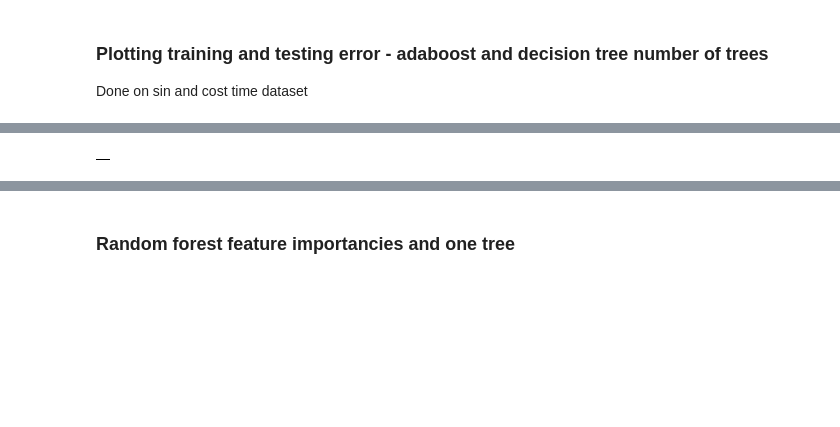
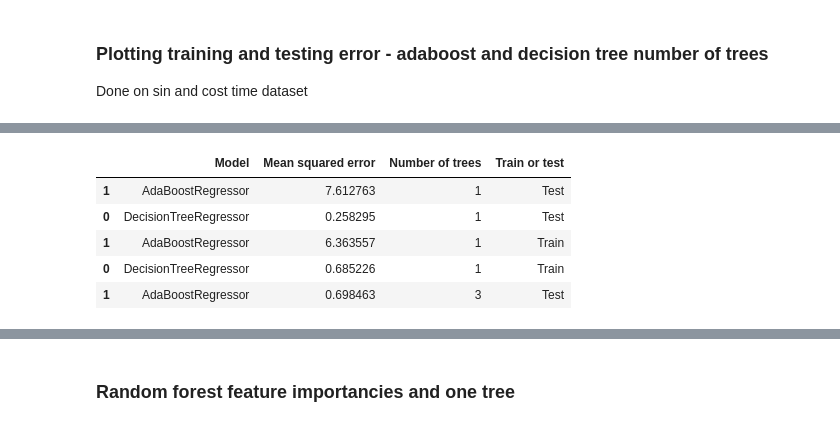
Before and after one commit to mholtta/scikit-learn-models-in-text-based-inference, a Jupyter notebook: 3.3-Regression-predicting_useful_column_with_all_data.ipynb, the cells around one changed output, grey strips where cells are left out. Cells and saved outputs as stored; diff of their text form; code cells hidden in the pictures; blank space fills up the shorter version.

```diff
--- a/3.3-Regression-predicting_useful_column_with_all_data.ipynb
+++ b/3.3-Regression-predicting_useful_column_with_all_data.ipynb
@@ -200,0 +100,9 @@ NameError: name 'print_scoretable' is not defined
+# %%
+modelsToTest=[
+  ("LinearRegression", sklearn.linear_model.LinearRegression(), 0.5),
+  ("SVM regressor - linear", LinearSVR(max_iter=-1)),
+  ("SVM regressor - RBF kernel", SVR(kernel='rbf', max_iter=-1)),
+  ("DecisionTreeRegressor", DecisionTreeRegressor(max_depth=10,min_samples_split=20)),
+  ("RandomForestRegressor",RandomForestRegressor(n_estimators=100)),
+  ("AdaBoostRegressor", AdaBoostRegressor(base_estimator=DecisionTreeRegressor(max_depth=20), n_estimators=100))
+]
@@ -237,7 +205,7 @@ NameError: name 'testDifferentClassifiers' is not defined
 ### Non-PCA testing done on data with date split to new columns
 # %%
 # Combining two dataframes to one
-joined_df = pd.concat([random_reviews.add_prefix("random_reviews_"),bow1000], axis=1)
+# joined_df = pd.concat([random_reviews.add_prefix("random_reviews_"),bow1000], axis=1)
 
 # Splitting date column into separate columns
 joined_df["month"] = joined_df['random_reviews_date'].map(lambda x: x.month)
@@ -330,14 +278,14 @@ NameError: name 'testDifferentClassifiers' is not defined
 # %% [markdown]
 ### Further testing - splitting cyclical data into sin and cos time
 # %%
-# Combining two dataframes to one
-joined_df = pd.concat([random_reviews.add_prefix("random_reviews_"),bow1000], axis=1)
+# # Combining two dataframes to one
+# joined_df = pd.concat([random_reviews.add_prefix("random_reviews_"),bow1000], axis=1)
 
-# Splitting date column into separate columns
-joined_df["month"] = joined_df['random_reviews_date'].map(lambda x: x.month)
-joined_df["year"] = joined_df['random_reviews_date'].map(lambda x: x.year)
-joined_df["day"] = joined_df['random_reviews_date'].map(lambda x: x.day)
-joined_df["weekday"] = joined_df['random_reviews_date'].map(lambda x: x.weekday())
+# # Splitting date column into separate columns
+# joined_df["month"] = joined_df['random_reviews_date'].map(lambda x: x.month)
+# joined_df["year"] = joined_df['random_reviews_date'].map(lambda x: x.year)
+# joined_df["day"] = joined_df['random_reviews_date'].map(lambda x: x.day)
+# joined_df["weekday"] = joined_df['random_reviews_date'].map(lambda x: x.weekday())
 joined_df["seconds"] = joined_df['random_reviews_date'].map(lambda x: x.hour * 60 * 60 + x.minute * 60 + x.second)
 
 # Splitting seconds into 24h sin and cos time
@@ -600,7 +510,12 @@ NameError: name 'testDifferentClassifiers' is not defined
 # %%
-results_df
+results_df.head()
 # %% [output]
-|  |
+|  | Model | Mean squared error | Number of trees | Train or test |
+| 1 | AdaBoostRegressor | 7.612763 | 1 | Test |
+| 0 | DecisionTreeRegressor | 0.258295 | 1 | Test |
+| 1 | AdaBoostRegressor | 6.363557 | 1 | Train |
+| 0 | DecisionTreeRegressor | 0.685226 | 1 | Train |
+| 1 | AdaBoostRegressor | 0.698463 | 3 | Test |
 # %%
 fig = plt.figure()
 ax = fig.add_subplot(1,1,1)
```
Also changed, not shown: parts of 25 cells of this notebook.
